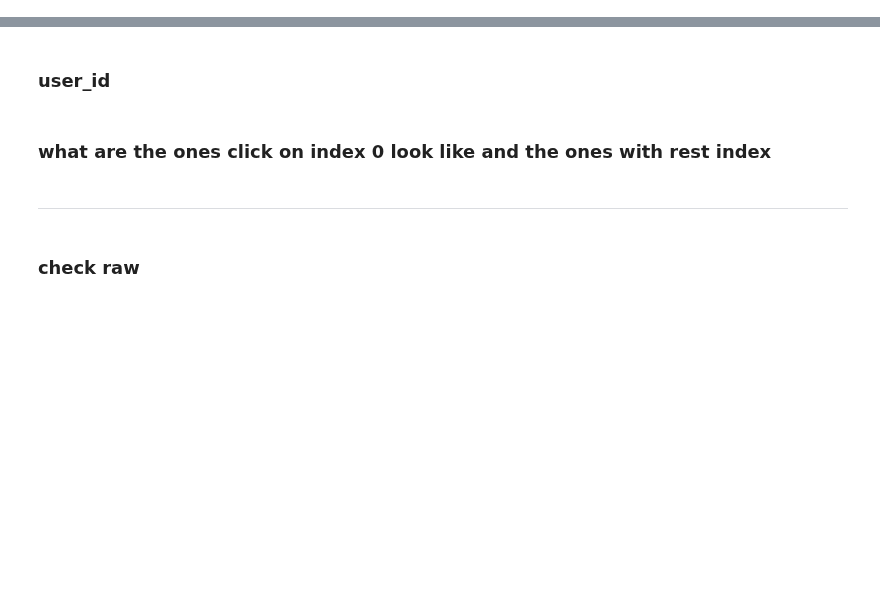
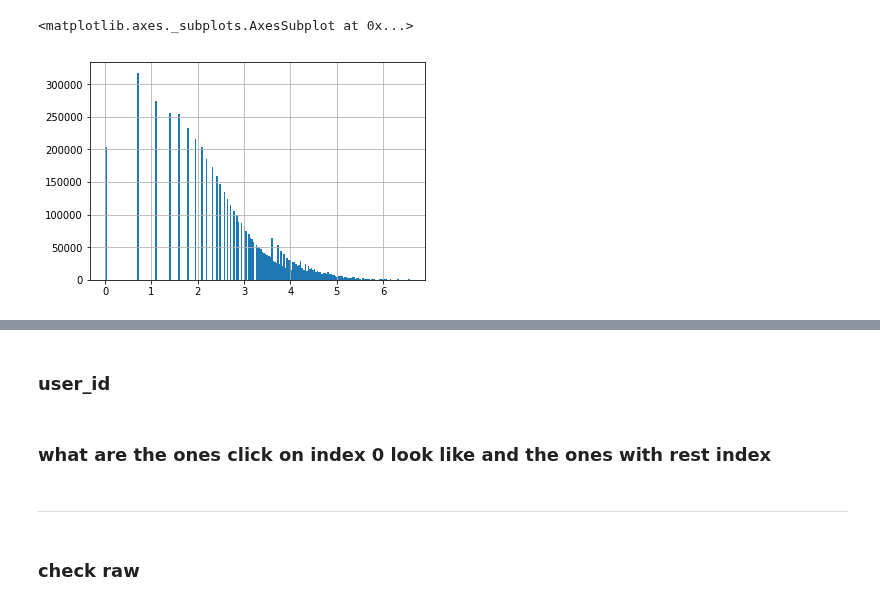
Before and after one commit to samshipengs/naps, a Jupyter notebook: playground_cf.ipynb, the cells around one changed output, grey strips where cells are left out. Cells and saved outputs as stored; diff of their text form; code cells hidden in the pictures; blank space fills up the shorter version.

```diff
--- a/playground_cf.ipynb
+++ b/playground_cf.ipynb
@@ -65,0 +48,5 @@ p = Point(11, y=22)     # instantiate with positional or keyword arguments
+# %%
+np.log(df.session_id_size).hist(bins=200)
+# %% [output]
+<matplotlib.axes._subplots.AxesSubplot at 0x...>
+[figure, added]
```
Also changed, not shown: parts of 54 cells of this notebook, 3 other files.
